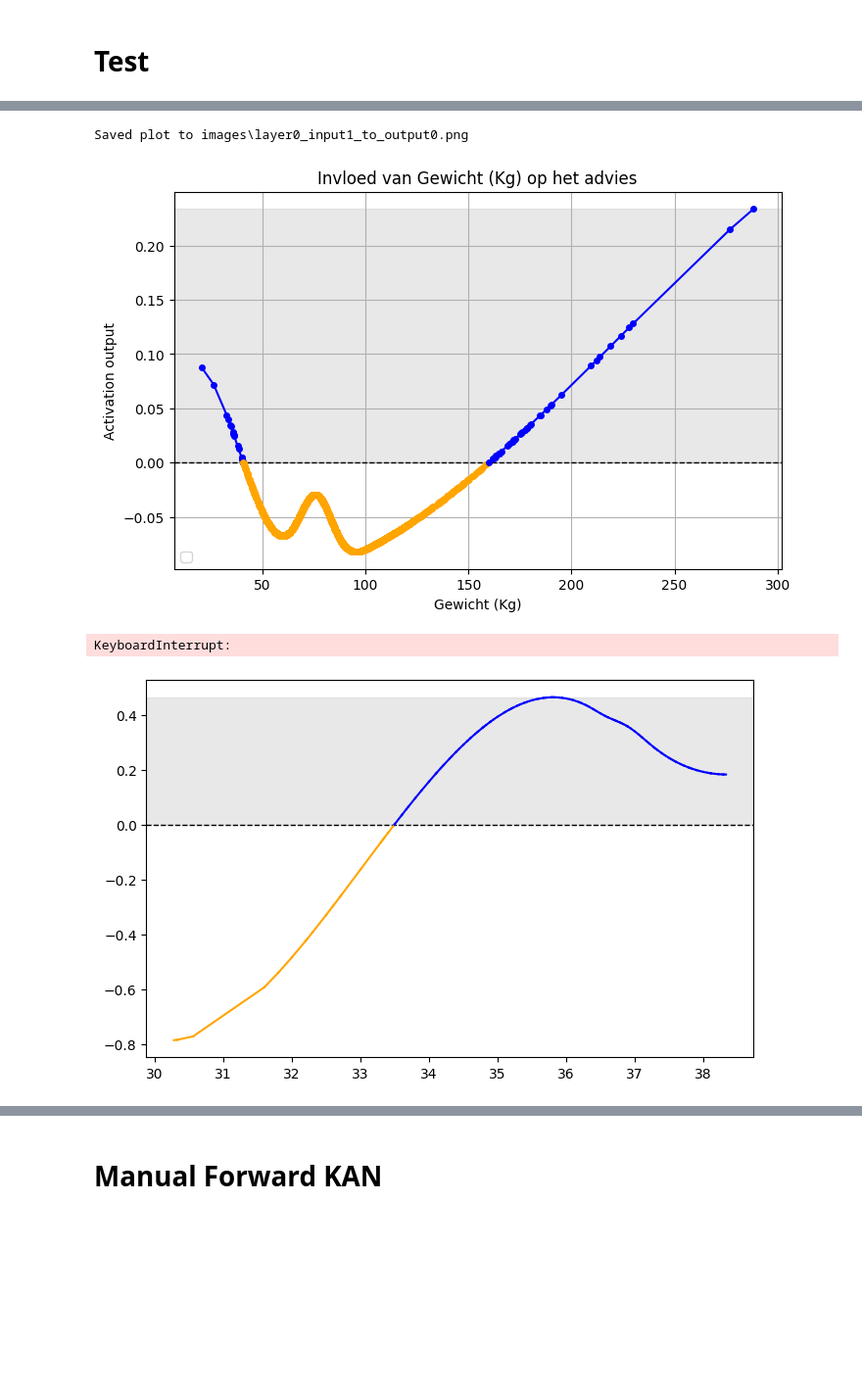
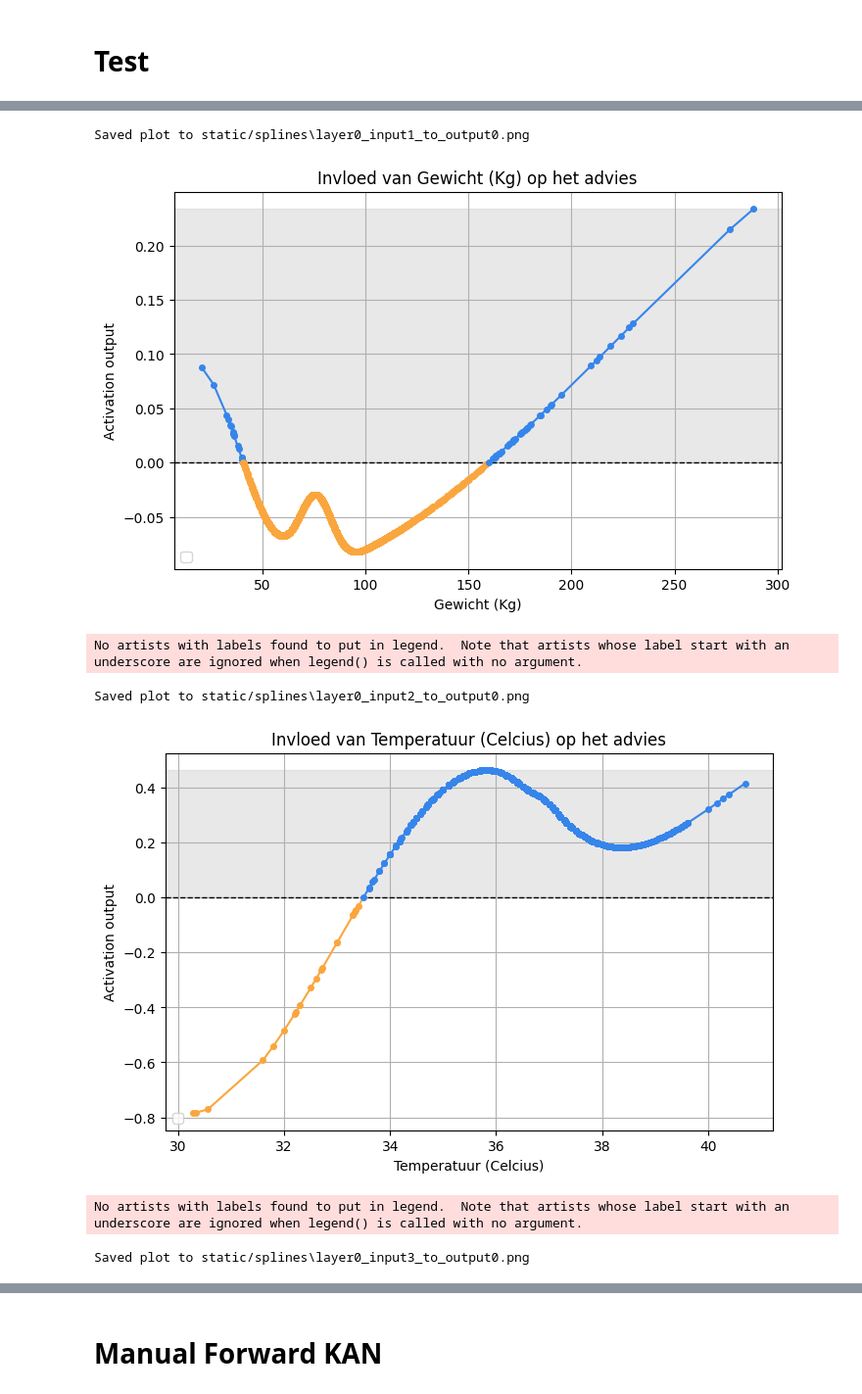
Before and after one commit to TaravMierlo/KAN, a Jupyter notebook: KAN_on_SAD.ipynb, the cells around one changed output, grey strips where cells are left out. Shown at 98% size. Cells and saved outputs as stored; diff of their text form; code cells hidden in the pictures; blank space fills up the shorter version.

Commit message:
changed color

```diff
--- a/KAN_on_SAD.ipynb
+++ b/KAN_on_SAD.ipynb
@@ -426,3 +427,6 @@ model.spline_preacts = checkpoint['model_spline_preacts']
 model.spline_postacts = checkpoint['model_spline_postacts']
 
 model.eval()
+
+with open('models/original_df.pkl', 'rb') as file:
+    original_data = pickle.load(file)
@@ -682,43 +674,6 @@ tensor([[[-0.0162, -0.0614,  0.4565,  ..., -0.0563,  0.1678,  0.1819]],
         [[-0.0656, -0.0601,  0.3170,  ..., -0.0140,  0.1678,  0.1819]],
 
         [[-0.1162, -0.0817,  0.3665,  ..., -0.0563,  0.1678,  0.1561]]])
-# %%
-def explain_spline_minmax(
-    model, l, i, j, feature_min, feature_max, x_norm_val=None, title=None, feature_names=None
-):
-    x_norm = model.spline_preacts[l][:, j, i].detach().cpu().numpy()
-    y_vals = model.spline_postsplines[l][:, j, i].detach().cpu().numpy()
-
-    x_real_vals = x_norm * (feature_max - feature_min) + feature_min
-    sorted_idx = np.argsort(x_real_vals)
-    x_real_vals = x_real_vals[sorted_idx]
-    y_vals = y_vals[sorted_idx]
-
-    # Use the feature name if provided, else fallback to index
-    feature_label = feature_names[i] if feature_names is not None and i < len(feature_names) else f"Feature {i}"
-    plt.plot(x_real_vals, y_vals, label='Spline')
-    plt.xlabel(f"{feature_label} (real units)")
-    plt.ylabel("Spline output")
-    plt.title(title or f"Activation Function (Layer {l}, Input {i} → Output {j})")
-
-    if x_norm_val is not None:
-        x_real = x_norm_val * (feature_max - feature_min) + feature_min
-        plt.axvline(x_real, color=orange, linestyle='--', label=f'x = {x_real:.2f}')
-        if np.min(x_real_vals) <= x_real <= np.max(x_real_vals):
-            y_at_x_real = np.interp(x_real, x_real_vals, y_vals)
-            plt.plot(x_real, y_at_x_real, 'ro')
-            print(f"At {feature_label} = {x_real:.2f}, Spline output = {y_at_x_real:.4f}")
-        else:
-            print(f"x = {x_real:.2f} is outside the range.")
-
-    plt.legend()
-    plt.grid(True)
-    plt.show()
 # %%
 # Get feature min-max values
 feature_bounds = get_feature_min_max(original_data, continuous_indices, binary_indices, ordinal_indices)
-# %%
-# Explain input feature 2 → neuron 0 → layer 0
-f_index = 22
-f_min, f_max = feature_bounds[f_index]
-explain_spline_minmax(model, l=0, i=f_index, j=0, feature_min=f_min, feature_max=f_max, x_norm_val=0.0657, feature_names=original_data.columns.tolist())
@@ -732,9 +685,6 @@ def explain_spline_minmax(
     x_norm_val=None, title=None, feature_names=None,
     save_dir=None
 ):
-    # Define colors
-    blue = 'blue'
-    orange = 'orange'
 
     x_norm = cached_preacts[l][:, j, i].detach().cpu().numpy()
     y_vals = cached_postacts[l][:, j, i].detach().cpu().numpy()
@@ -826,7 +776,7 @@ for f_index in range(len(original_data.columns.tolist()) - 1):
         feature_min=f_min,
         feature_max=f_max,
         feature_names=original_data.columns.tolist(),
-        save_dir='images'
+        save_dir='static/splines'
     )
 # %% [output]
 No artists with labels found to put in legend.  Note that artists whose label start with an underscore are ignored when legend() is called with no argument.
@@ -835,5 +785,8 @@ Saved plot to images\layer0_input0_to_output0.png
 No artists with labels found to put in legend.  Note that artists whose label start with an underscore are ignored when legend() is called with no argument.
-Saved plot to images\layer0_input1_to_output0.png
+Saved plot to static/splines\layer0_input1_to_output0.png
-[figure, old version]
+[figure, new version]
-KeyboardInterrupt:
+No artists with labels found to put in legend.  Note that artists whose label start with an underscore are ignored when legend() is called with no argument.
+Saved plot to static/splines\layer0_input2_to_output0.png
-[figure, old version]
+[figure, new version]
+No artists with labels found to put in legend.  Note that artists whose label start with an underscore are ignored when legend() is called with no argument.
+Saved plot to static/splines\layer0_input3_to_output0.png
```
Also changed, not shown: parts of 8 cells of this notebook, 1 other file.
